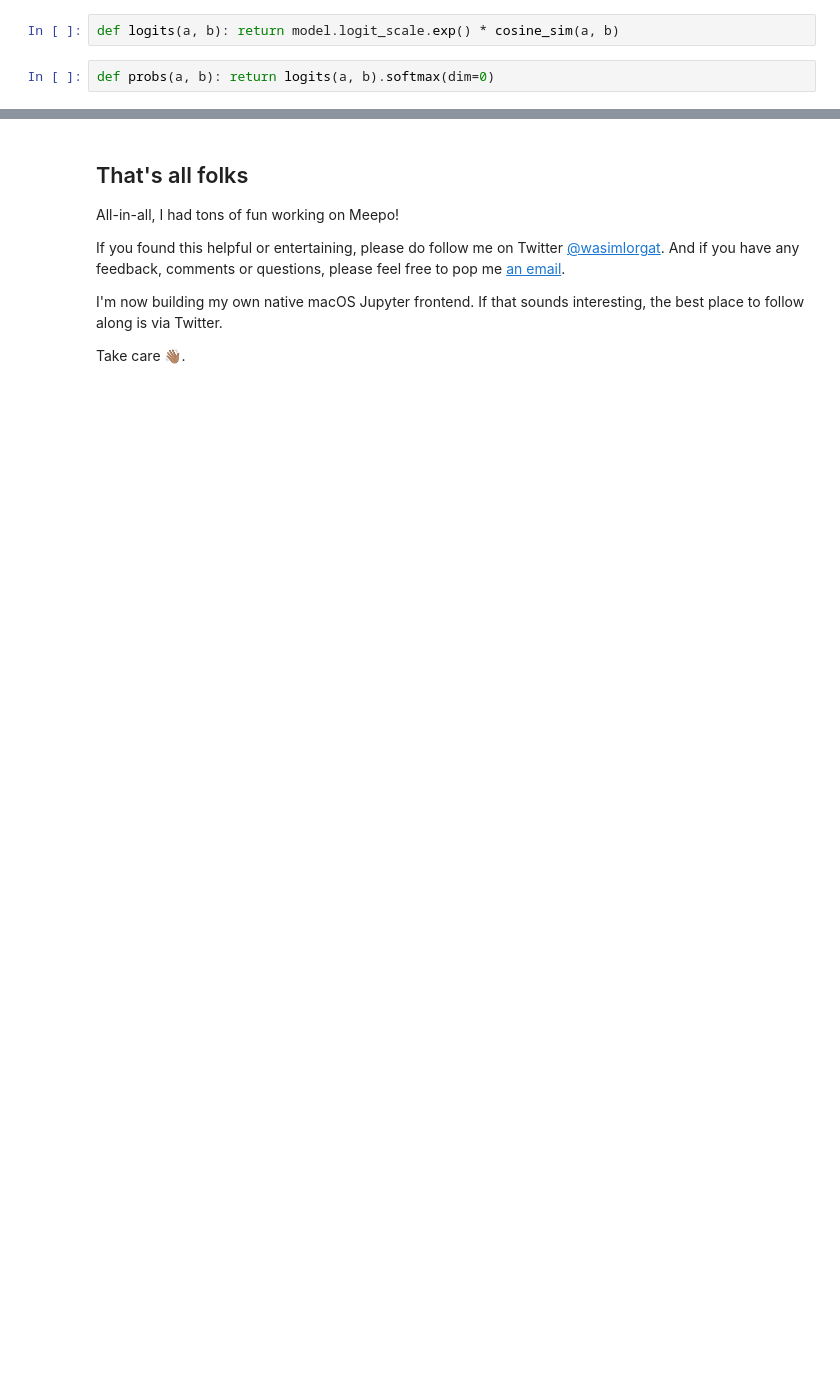
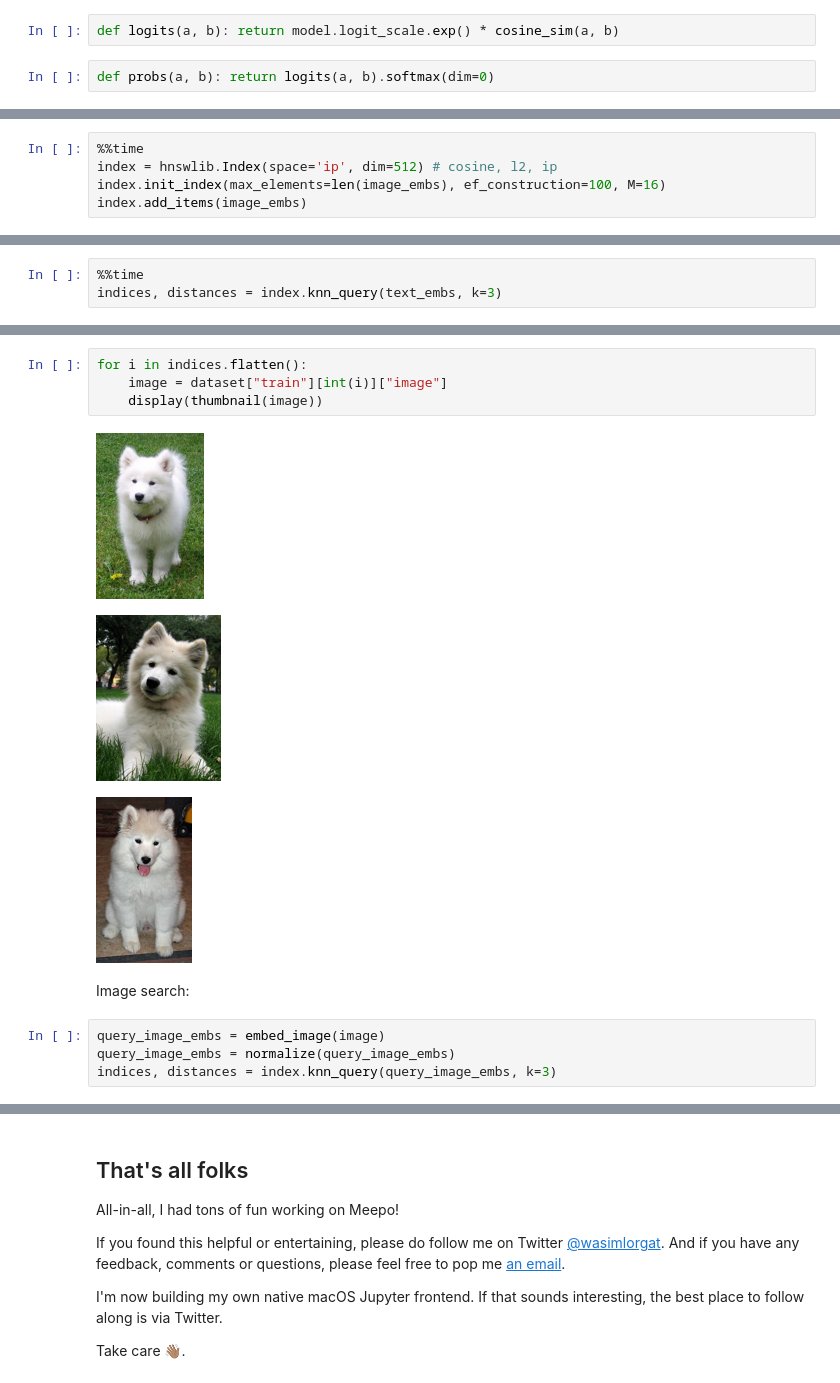
Before and after one commit to seeM/blog, a Jupyter notebook: posts/how-i-built-meepo-a-fashion-search-engine.ipynb, the cells around one changed output, grey strips where cells are left out. Saved outputs shown, nothing was run; the diff lists cells and outputs as text; blank space fills up the shorter version.

```diff
--- a/posts/how-i-built-meepo-a-fashion-search-engine.ipynb
+++ b/posts/how-i-built-meepo-a-fashion-search-engine.ipynb
@@ -310,0 +319,5 @@ This step took 4 hours, after which I shared another demo with friends.
+# %%
+%%time
+index = hnswlib.Index(space='ip', dim=512) # cosine, l2, ip
+index.init_index(max_elements=len(image_embs), ef_construction=100, M=16)
+index.add_items(image_embs)
@@ -310,0 +327,3 @@ This step took 4 hours, after which I shared another demo with friends.
+# %%
+%%time
+indices, distances = index.knn_query(text_embs, k=3)
@@ -310,0 +333,14 @@ This step took 4 hours, after which I shared another demo with friends.
+# %%
+for i in indices.flatten():
+    image = dataset["train"][int(i)]["image"]
+    display(thumbnail(image))
+# %% [output]
+[figure, added]
+[figure, added]
+[figure, added]
+# %% [markdown]
+Image search:
+# %%
+query_image_embs = embed_image(image)
+query_image_embs = normalize(query_image_embs)
+indices, distances = index.knn_query(query_image_embs, k=3)
```
Also changed, not shown: parts of 84 cells of this notebook.
